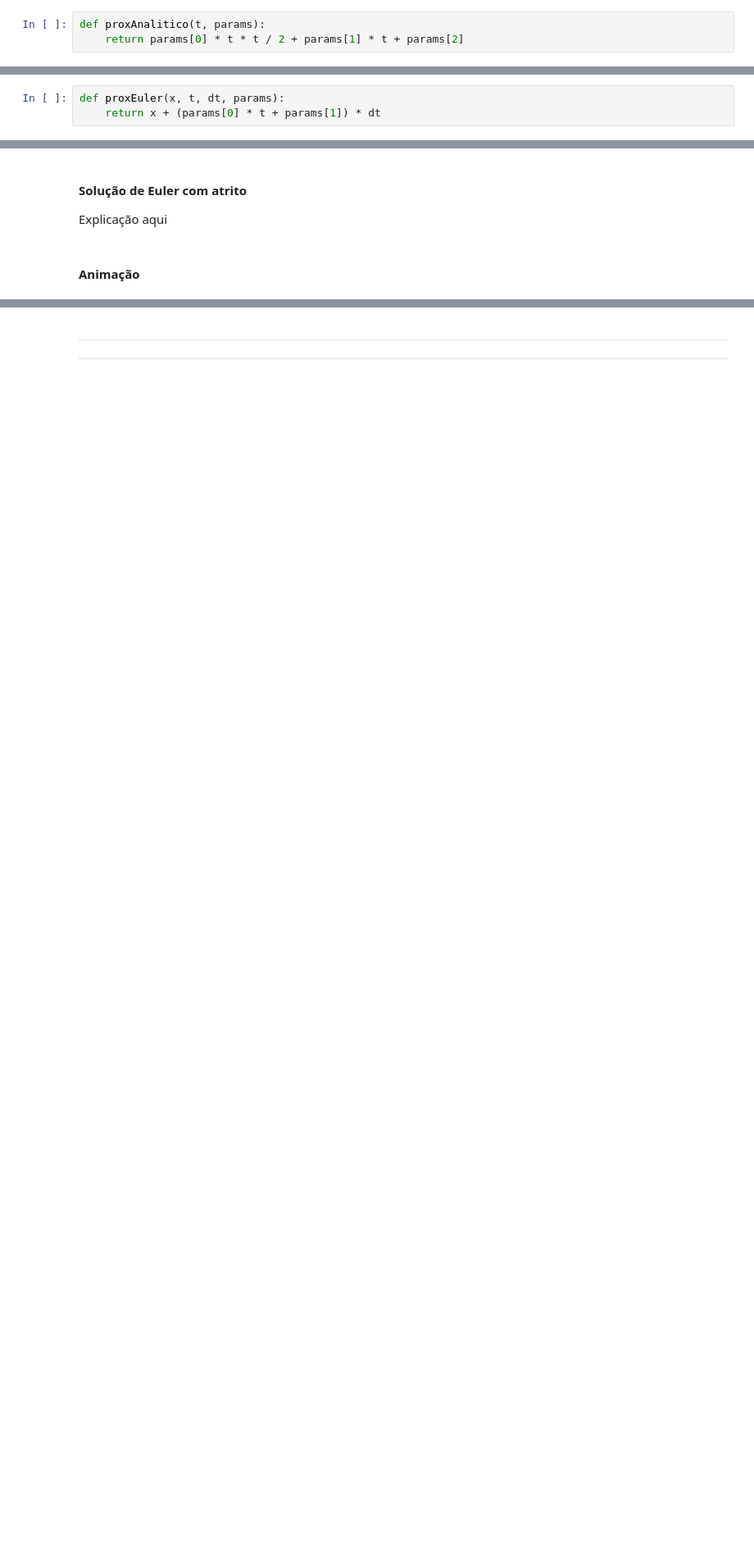
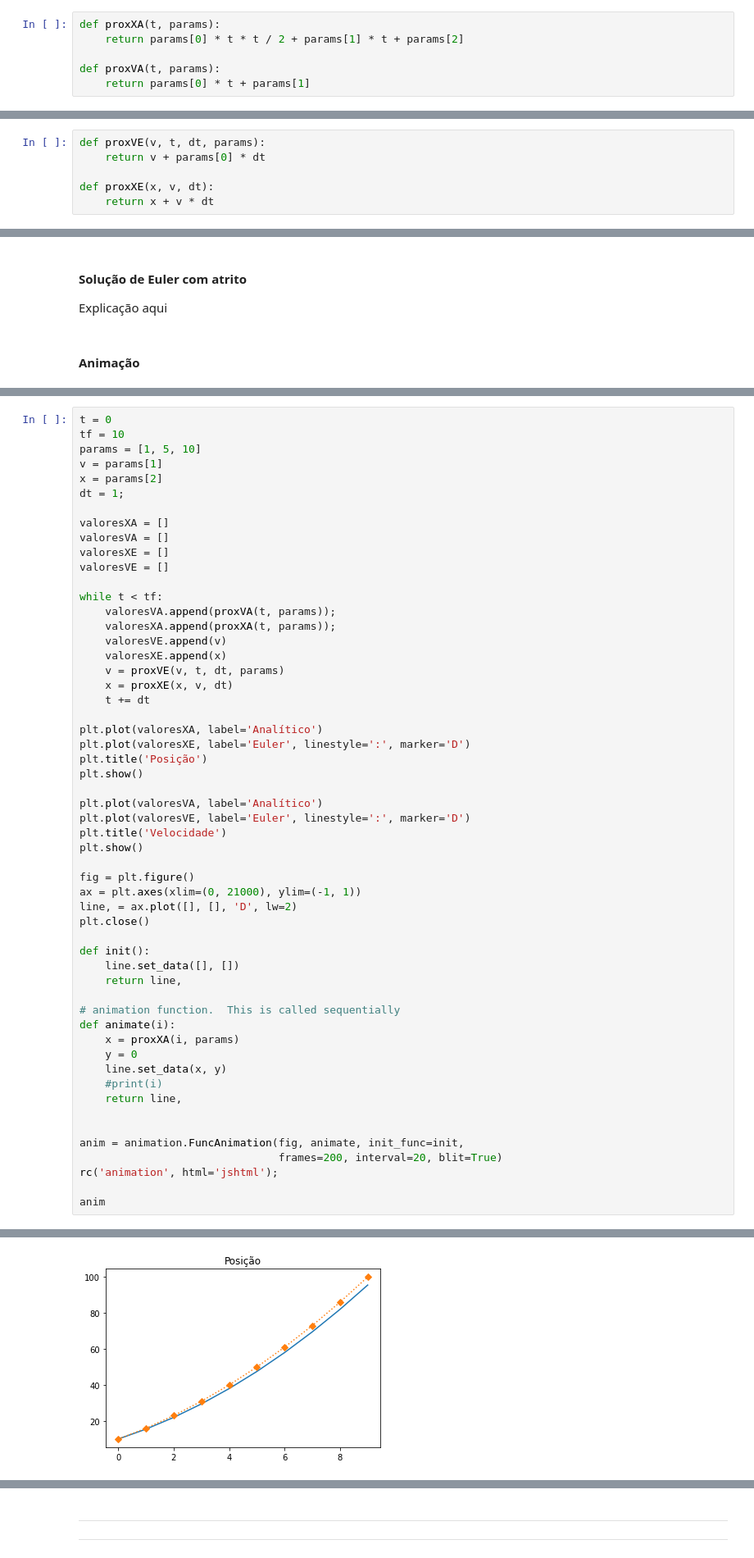
Before and after one commit to gustavoM32/ep1modelagem, a Jupyter notebook: ep1.ipynb, the cells around one changed output, grey strips where cells are left out. Shown at 82% size. Cells and saved outputs as stored; diff of their text form; blank space fills up the shorter version.

```diff
--- a/ep1.ipynb
+++ b/ep1.ipynb
@@ -32,3 +43,6 @@ $$\begin{align*}
 # %%
-def proxAnalitico(t, params):
+def proxXA(t, params):
     return params[0] * t * t / 2 + params[1] * t + params[2]
+
+def proxVA(t, params):
+    return params[0] * t + params[1]
@@ -39,6 +69,9 @@ Explicação aqui
 # %%
-def proxEuler(x, t, dt, params):
-    return x + (params[0] * t + params[1]) * dt
+def proxVE(v, t, dt, params):
+    return v + params[0] * dt
+
+def proxXE(x, v, dt):
+    return x + v * dt
 # %% [markdown]
 <h4>Comparação das duas implementações e diferenças encontradas</h4>
 
@@ -62,0 +85,56 @@ while t < tf:
+# %%
+t = 0
+tf = 10
+params = [1, 5, 10]
+v = params[1]
+x = params[2]
+dt = 1;
+
+valoresXA = []
+valoresVA = []
+valoresXE = []
+valoresVE = []
+
+while t < tf:
+    valoresVA.append(proxVA(t, params));
+    valoresXA.append(proxXA(t, params));
+    valoresVE.append(v)
+    valoresXE.append(x)
+    v = proxVE(v, t, dt, params)
+    x = proxXE(x, v, dt)
+    t += dt
+
+plt.plot(valoresXA, label='Analítico')
+plt.plot(valoresXE, label='Euler', linestyle=':', marker='D')
+plt.title('Posição')
+plt.show()
+
+plt.plot(valoresVA, label='Analítico')
+plt.plot(valoresVE, label='Euler', linestyle=':', marker='D')
+plt.title('Velocidade')
+plt.show()
+
+fig = plt.figure()
+ax = plt.axes(xlim=(0, 21000), ylim=(-1, 1))
+line, = ax.plot([], [], 'D', lw=2)
+plt.close()
+
+def init():
+    line.set_data([], [])
+    return line,
+
+# animation function.  This is called sequentially
+def animate(i):
+    x = proxXA(i, params)
+    y = 0
+    line.set_data(x, y)
+    #print(i)
+    return line,
+
+
+anim = animation.FuncAnimation(fig, animate, init_func=init,
+                               frames=200, interval=20, blit=True)
+rc('animation', html='jshtml');
+
+anim
+# %% [output]
@@ -62,0 +142 @@ while t < tf:
+[figure, added]
```
Also changed, not shown: parts of 7 cells of this notebook.
